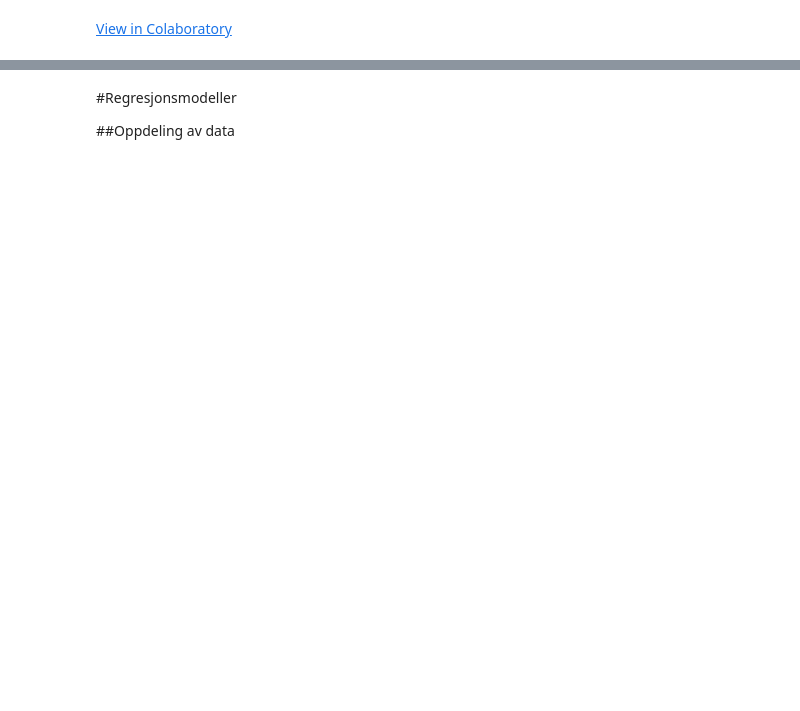
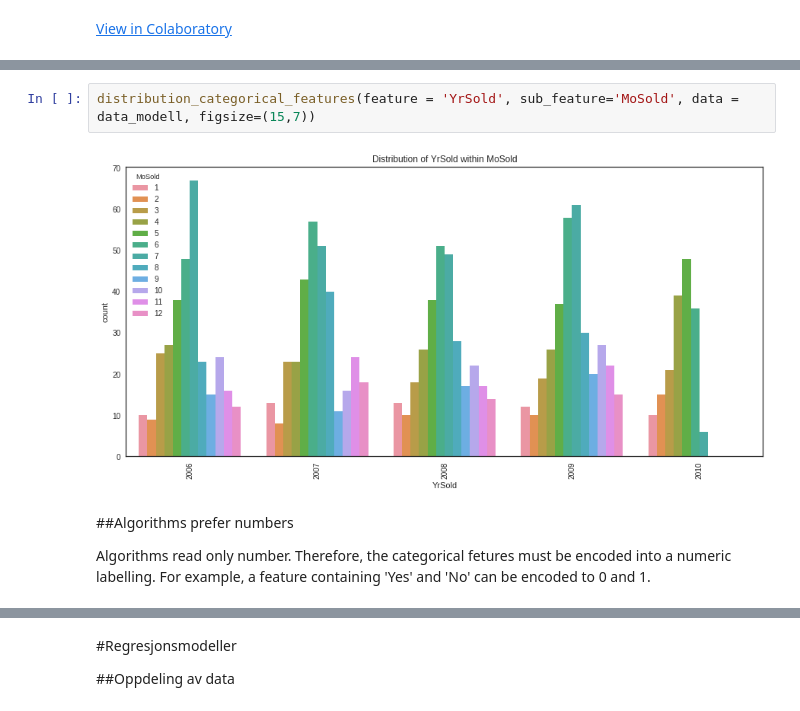
Before and after one commit to fabiansd/AI-workshop, a Jupyter notebook: House_price_prediction_showcase.ipynb, the cells around one changed output, grey strips where cells are left out. Cells and saved outputs as stored; diff of their text form; blank space fills up the shorter version.

```diff
--- a/House_price_prediction_showcase.ipynb
+++ b/House_price_prediction_showcase.ipynb
@@ -153,0 +233,8 @@ sns.heatmap(corr, mask=mask, cmap=cmap,annot = True,fmt = ".2f", vmax=.3, center
+# %%
+distribution_categorical_features(feature = 'YrSold', sub_feature='MoSold', data = data_modell, figsize=(15,7))
+# %% [output]
+[figure, added]
+# %% [markdown]
+##Algorithms prefer numbers
+
+Algorithms read only number. Therefore, the categorical fetures must be encoded into a numeric labelling. For example, a feature containing 'Yes' and 'No' can be encoded to 0 and 1.
```
Also changed, not shown: parts of 34 cells of this notebook.
